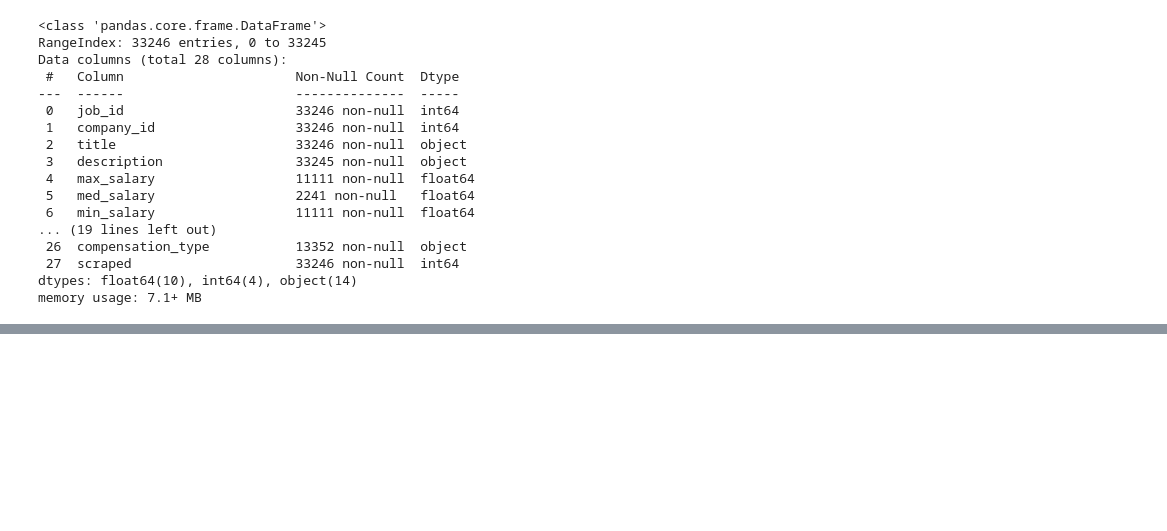
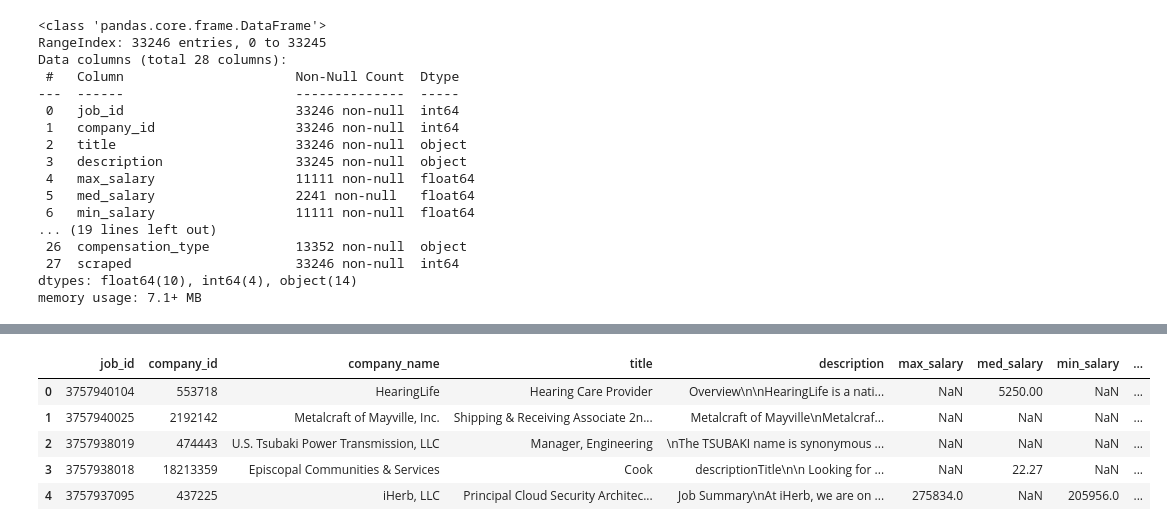
Before and after one commit to shahnawaz52/uApply-Job-Recommendation-System, a Jupyter notebook: notebooks/job_data_mapping.ipynb, the cells around one changed output, grey strips where cells are left out. Drawn from its saved outputs; the diff is of its cells as text; code cells hidden in the pictures; blank space fills up the shorter version.

Commit message:
Mapping job data with different columns

```diff
--- a/notebooks/job_data_mapping.ipynb
+++ b/notebooks/job_data_mapping.ipynb
@@ -90,0 +100,4 @@ job_postings.to_csv('job_posting.csv', index=False)
+# %%
+# Read the newly created file
+job_posting_df = os.path.join(project_root, 'src', 'data', 'job_posting.csv')
+job_posting_df = pd.read_csv(job_posting_df)
@@ -90,0 +113,12 @@ job_postings.to_csv('job_posting.csv', index=False)
+# %%
+# Removing brackets from the list
+
+job_posting_df['company_speciality'] = job_posting_df['company_speciality'].replace(to_replace=r"\[|\]|'", value='', regex=True)
+job_posting_df['company_description'] = job_posting_df['company_description'].replace(to_replace=r"\[|\]|'", value='', regex=True)
+job_posting_df['company_industry'] = job_posting_df['company_industry'].replace(to_replace=r"\[|\]|'", value='', regex=True)
+job_posting_df['linkedin_url'] = job_posting_df['linkedin_url'].replace(to_replace=r"\[|\]|'", value='', regex=True)
+job_posting_df['company_name'] = job_posting_df['company_name'].replace(to_replace=r"\[|\]|'", value='', regex=True)
+job_posting_df['job_skills'] = job_posting_df['job_skills'].replace(to_replace=r"\[|\]|'", value='', regex=True)
+
+# Display the modified DataFrame
+job_posting_df.head()
@@ -90,0 +132,19 @@ job_postings.to_csv('job_posting.csv', index=False)
+# %%
+# Specify the column you want to move and the target position (0-indexed)
+column_to_move = 'company_name'
+target_position = 2
+
+# Pop the column from its current position
+col = job_posting_df.pop(column_to_move)
+
+# Insert the column at the desired position
+job_posting_df.insert(target_position, column_to_move, col)
+# %%
+job_posting_df.head()
+# %% [output]
+|  | job_id | company_id | company_name | title | description | max_salary | med_salary | min_salary | ... |
+| 0 | 3757940104 | 553718 | HearingLife | Hearing Care Provider | Overview\n\nHearingLife is a nati... | NaN | 5250.00 | NaN | ... |
+| 1 | 3757940025 | 2192142 | Metalcraft of Mayville, Inc. | Shipping & Receiving Associate 2n... | Metalcraft of Mayville\nMetalcraf... | NaN | NaN | NaN | ... |
+| 2 | 3757938019 | 474443 | U.S. Tsubaki Power Transmission, LLC | Manager, Engineering | \nThe TSUBAKI name is synonymous ... | NaN | NaN | NaN | ... |
+| 3 | 3757938018 | 18213359 | Episcopal Communities & Services | Cook | descriptionTitle\n\n Looking for ... | NaN | 22.27 | NaN | ... |
+| 4 | 3757937095 | 437225 | iHerb, LLC | Principal Cloud Security Architec... | Job Summary\nAt iHerb, we are on ... | 275834.0 | NaN | 205956.0 | ... |
```
Also changed, not shown: parts of 11 cells of this notebook.
